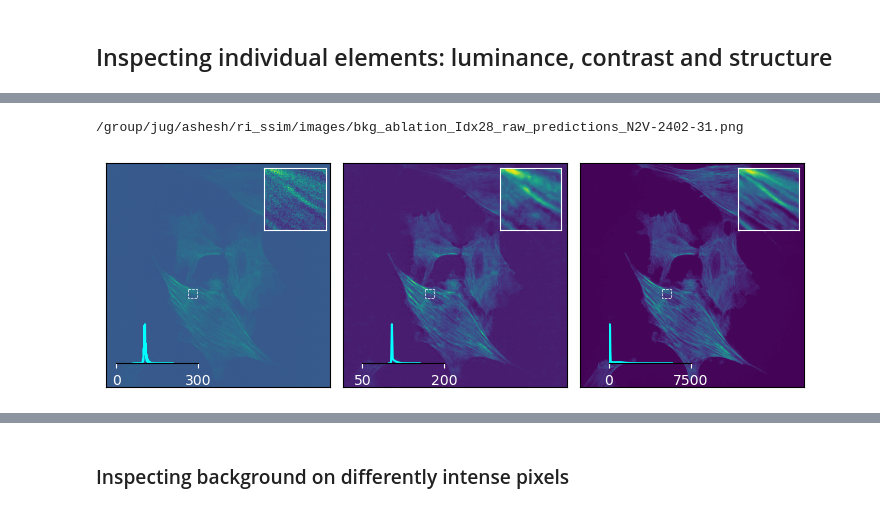
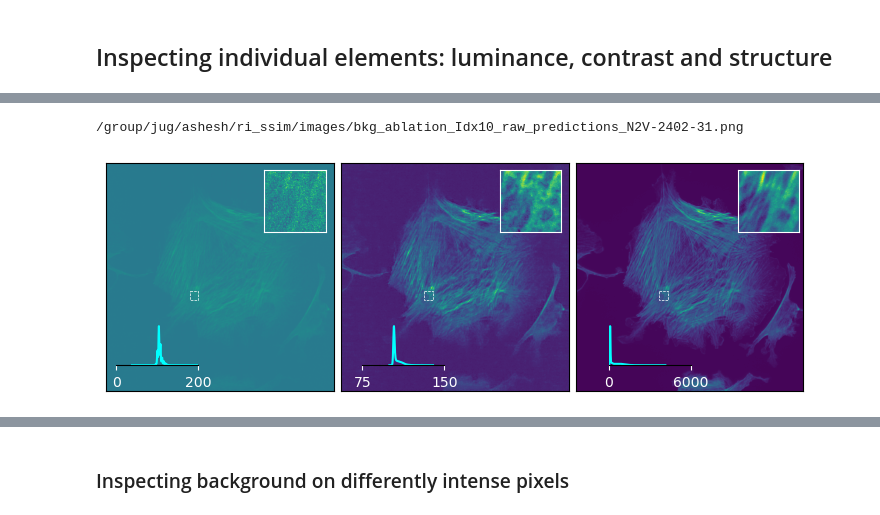
Before and after one commit to juglab/MicroSSIM, a Jupyter notebook: notebooks/Evaluate.ipynb, the cells around one changed output, grey strips where cells are left out. Drawn from its saved outputs; the diff is of its cells as text; code cells hidden in the pictures.

```diff
--- a/notebooks/Evaluate.ipynb
+++ b/notebooks/Evaluate.ipynb
@@ -4,14 +4,15 @@ from ri_ssim import range_invariant_structural_similarity
 # %%
-gt_path = '/group/jug/ashesh/ri_ssim/gt-N2V-2402-31.tif'
-pred_path = '/group/jug/ashesh/ri_ssim/pred-N2V-2402-31.tif'
-noisy_gt_path = '/group/jug/ashesh/data/ventura_gigascience/actin-60x-noise2-lowsnr.tif'
+# gt_path = '/group/jug/ashesh/ri_ssim/gt-N2V-2402-31.tif'
+# pred_path = '/group/jug/ashesh/ri_ssim/pred-N2V-2402-31.tif'
+# noisy_gt_path = '/group/jug/ashesh/data/ventura_gigascience/actin-60x-noise2-lowsnr.tif'
 
-# gt_path = '/group/jug/ashesh/ri_ssim/gt-N2V-2402-29.tif'
-# pred_path = '/group/jug/ashesh/ri_ssim/pred-N2V-2402-29.tif'
-# noisy_gt_path = '/group/jug/ashesh/data/ventura_gigascience/mito-60x-noise2-lowsnr.tif'
+gt_path = '/group/jug/ashesh/ri_ssim/gt-N2V-2402-29.tif'
+pred_path = '/group/jug/ashesh/ri_ssim/pred-N2V-2402-29.tif'
+noisy_gt_path = '/group/jug/ashesh/data/ventura_gigascience/mito-60x-noise2-lowsnr.tif'
 # %%
 from disentangle.core.tiff_reader import load_tiff
 
+debug_mode = False
 gt = load_tiff(gt_path)
 pred = load_tiff(pred_path)
 gt_lowsnr = load_tiff(noisy_gt_path)
@@ -46,2 +44,17 @@ print(range_invariant_structural_similarity(gt_tmp, pred_tmp, ri_factor= 1.0, da
 # %% [markdown]
 ## Inspecting individual elements: luminance, contrast and structure
+# %%
+from collections import defaultdict
+from tqdm import tqdm
+
+idx_list  = list(range(0,100,10))
+idx = idx_list[0]
+dicts = defaultdict(list)
+for idx in tqdm(idx_list):
+    for remove_min in [True, False]:
+        gt_tmp = gt[idx] - gt[idx].min() * remove_min
+        gt_tmp_lowsnr = gt_lowsnr[idx] - gt_lowsnr[idx].min() * remove_min
+        pred_tmp = pred[idx] - pred[idx].min() * remove_min
+        ssim_comp_dict = micro_SSIM(gt_tmp, pred_tmp, ri_factor=None, data_range=gt_tmp.max() - gt_tmp.min(), return_individual_components=True)
+        dicts[remove_min].append(ssim_comp_dict)
+        assert np.abs(ssim_comp_dict['SSIM'] - (ssim_comp_dict['luminance'] * ssim_comp_dict['contrast'] * ssim_comp_dict['structure'])).max() < 1e-10
@@ -62,15 +138,18 @@ def boundary_color(ax_cur, color):
     for spine in ax_cur.spines.values():
         spine.set_edgecolor(color)
 
-save_to_file = True
+save_to_file = True and not debug_mode
+ith_img= 1
+
+idx = idx_list[ith_img]
+zoomin_hw = [(700, 750), (1150, 750), (750, 450)][ith_img]
 _,ax = plt.subplots(figsize=(9,3),ncols=3)
 ax[0].imshow(gt_lowsnr[idx])
 ax[1].imshow(pred[idx])
 ax[2].imshow(gt[idx])
 
 # zoomin rectangles
-zoomin_h = 1150
-zoomin_w = 750
+zoomin_h,zoomin_w = zoomin_hw
 zoomin_sz = 80
 rect = patches.Rectangle((zoomin_w, zoomin_h), zoomin_sz,zoomin_sz,
                          linewidth=0.5, edgecolor='w', facecolor='none', linestyle='--')
@@ -115,35 +194,35 @@ add_pixel_kde(ax[0],
                   inset_min_labelsize,
                   color_list=[color_ch],
                   label_list = [''])
 
 
 
 
 add_pixel_kde(ax[1],
                   hist_inset_rect,
                   [pred[idx][::fac,::fac]],
                   inset_min_labelsize,
                   color_list=[color_ch],
                   label_list = [''])
 
 add_pixel_kde(ax[2],
                   hist_inset_rect,
                   [gt[idx][::fac,::fac]],
                   inset_min_labelsize,
                   color_list=[color_ch],
                   label_list = [''])
 
 clean_ax(ax)
-plt.subplots_adjust(wspace=0.06, hspace=0.06)
+plt.subplots_adjust(wspace=0.03, hspace=0.03)
 if save_to_file:
     postfix= os.path.basename(gt_path).replace('gt-','').replace('.tif','.png')
     fname = f'bkg_ablation_Idx{idx}_raw_predictions_{postfix}'
     fpath = os.path.join('/group/jug/ashesh/ri_ssim/images', fname)
     print(fpath)
     # plt.tight_layout()
     plt.savefig(fpath, dpi=200)
 # %% [output]
-/group/jug/ashesh/ri_ssim/images/bkg_ablation_Idx28_raw_predictions_N2V-2402-31.png
+/group/jug/ashesh/ri_ssim/images/bkg_ablation_Idx10_raw_predictions_N2V-2402-31.png
-[figure, old version]
+[figure, new version]
 # %%
 
```
Also changed, not shown: parts of 35 cells of this notebook.
